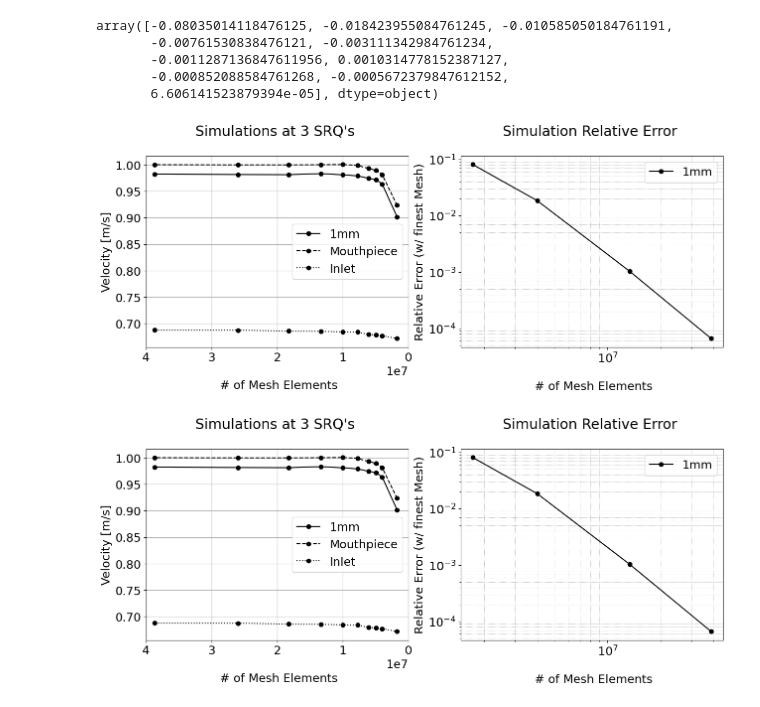
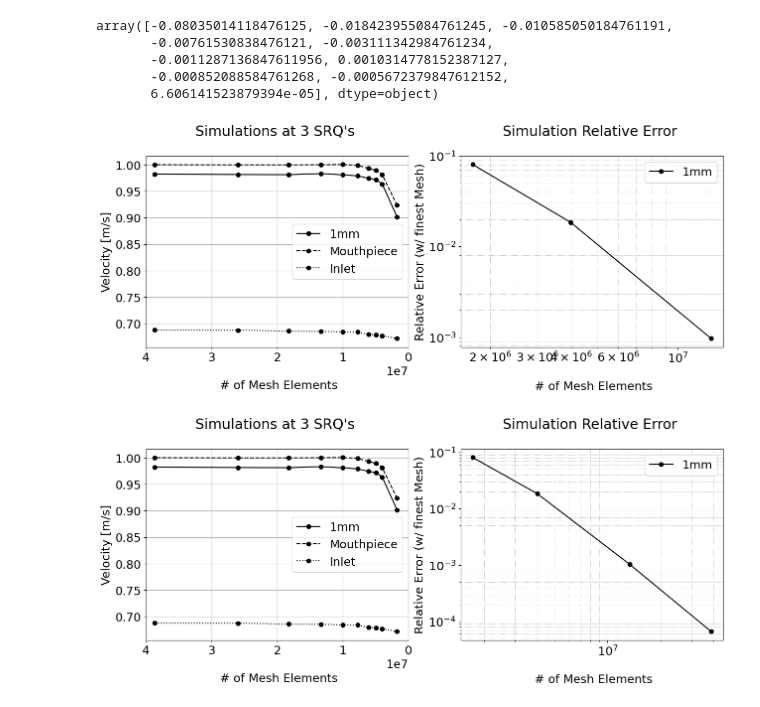
Before and after one commit to plinarodriguez/repro-edds, a Jupyter notebook: afm/verification/Verification.ipynb, the cells around one changed output. Drawn from its saved outputs; the diff is of its cells as text; code cells hidden in the pictures.

Commit message:
fixed the plot

```diff
--- a/afm/verification/Verification.ipynb
+++ b/afm/verification/Verification.ipynb
@@ -162,13 +162,13 @@ U_num = CGI with a 95% confidence interval = 2.69e-04
 u_num = U_num/(k=2) = 1.34e-04
 # %%
 ### Errors by comparing with finest mesh
-# discrErr1mm   = np.array(df_meshrefinement_trans[1][1:]-df_meshrefinement_trans[1][1:][-1])
+discrErr1mmMeshvsMesh   = np.array(df_meshrefinement_trans[1][1:]-df_meshrefinement_trans[1][1:][-1])
 # discrErrMp    = np.array(df_meshrefinement_trans[2][1:]-df_meshrefinement_trans[2][1:][-1])
 # discrErrInlet = np.array(df_meshrefinement_trans[8][1:]-df_meshrefinement_trans[8][1:][-1])
 
 #### Errors by comparing with Extrapolated GCI
 ##### srq_extrap is calcualted in GCI
-meshvsmesh = np.array(df_meshrefinement_trans[1][1:]-df_meshrefinement_trans[1][1:][-1])
+# meshvsmesh = np.array(df_meshrefinement_trans[1][1:]-df_meshrefinement_trans[1][1:][-1])
 discrErr1mm   = np.array(df_meshrefinement_trans[1][1:]-srq_extrap)
 discrErrMp    = np.array(df_meshrefinement_trans[2][1:]-srq_extrap)
 discrErrInlet = np.array(df_meshrefinement_trans[8][1:]-srq_extrap)
@@ -180,11 +180,14 @@ array([-0.08035014118476125, -0.018423955084761245, -0.010585050184761191,
        -0.000852088584761268, -0.0005672379847612152,
        6.606141523879394e-05], dtype=object)
 # %%
+# Mesh - Finest Mesh
+
 # elemsizeSome = np.array([0.0004,0.0003,0.0002]) #,0.00018,0.00016,0.00014]
 # Meshes: M2 (coarsest), M3, M4, M4-3 (finest)
+discrErr1mmMeshvsMeshSome = np.array([discrErr1mmMeshvsMesh [0],discrErr1mmMeshvsMesh [1],discrErr1mmMeshvsMesh [6],discrErr1mmMeshvsMesh [9]])
 totalelementsSome = np.array([totalelements[0],totalelements[1],totalelements[6],totalelements[9]]) #,totalelements[8]])
-discrErr1mmSome = np.array([discrErr1mm [0],discrErr1mm [1],discrErr1mm [6],discrErr1mm [9]]) #,discrErr1mm [8]])
-discrErrMpSome = np.array([discrErrMp [0],discrErrMp [1],discrErrMp [6]]) #,discrErrMp [8]])
+discrErr1mmSome   = np.array([discrErr1mm [0],discrErr1mm [1],discrErr1mm [6],discrErr1mm [9]]) #,discrErr1mm [8]])
+discrErrMpSome    = np.array([discrErrMp [0],discrErrMp [1],discrErrMp [6]]) #,discrErrMp [8]])
 discrErrInletSome = np.array([discrErrInlet [0],discrErrInlet [1],discrErrInlet [6]]) #,discrErrInlet [8]])
 
 # Meshes: M3,M3-1,M3-2,M3-3,M3-4
@@ -195,28 +198,28 @@ discrErrInletSome = np.array([discrErrInlet [0],discrErrInlet [1],discrErrInlet
 # %%
 plt.figure(figsize=(15,5))
 plt.subplot(1, 2, 1)
 plt.xlabel('\n # of Mesh Elements')
 plt.ylabel('Velocity [m/s]')
 plt.title('Simulations at 3 SRQ\'s \n')
 plt.plot(totalelements,df_meshrefinement_trans[1][1:],'-ok', label='1mm')
 plt.plot(totalelements,df_meshrefinement_trans[2][1:],'ok--', label='Mouthpiece')
 plt.plot(totalelements,df_meshrefinement_trans[8][1:],'ok:', label='Inlet')
 plt.xlim(4e7, 0)
 plt.legend()
 plt.grid()
 plt.subplot(1, 2, 2)
 plt.xlabel('\n # of Mesh Elements')
 plt.ylabel('Relative Error (w/ finest Mesh)')
 plt.title('Simulation Relative Error \n')
 plt.grid(which='both')
 plt.grid(which='minor', linestyle=':', linewidth='0.5', color='gray')
 plt.grid(which='major', linestyle='-', linewidth='0.5', color='black')
-plt.loglog(totalelementsSome,np.abs(discrErr1mmSome  ) ,'-ok', label='1mm')
+plt.loglog(totalelementsSome[0:-1], np.abs(discrErr1mmMeshvsMeshSome[0:-1]) ,'-ok', label='1mm')
 plt.legend()
 plt.grid()
 # plt.savefig('images/simulation_meshes.png', dpi=300)
 # %% [output]
-[figure, old version]
+[figure, new version]
 # %%
 plt.figure(figsize=(15,5))
 plt.subplot(1, 2, 1)
```
